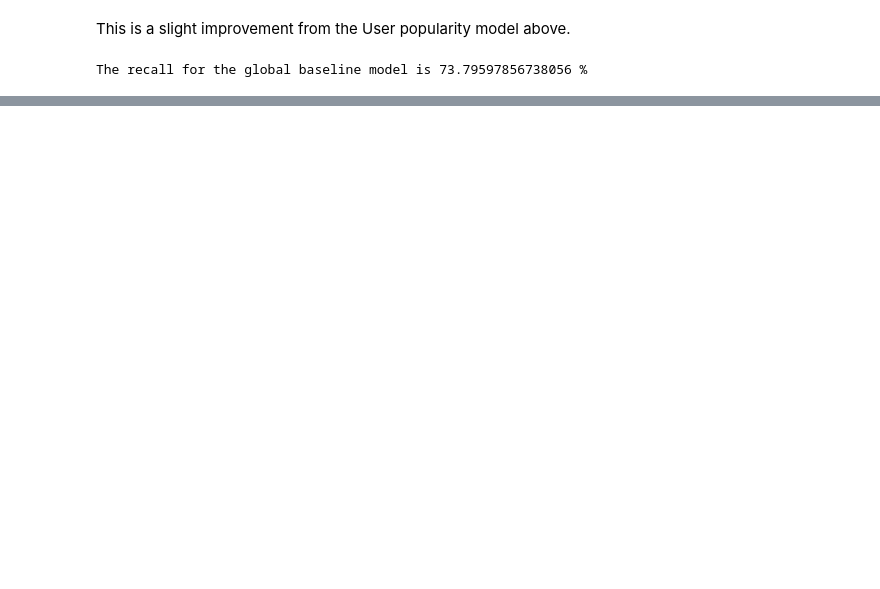
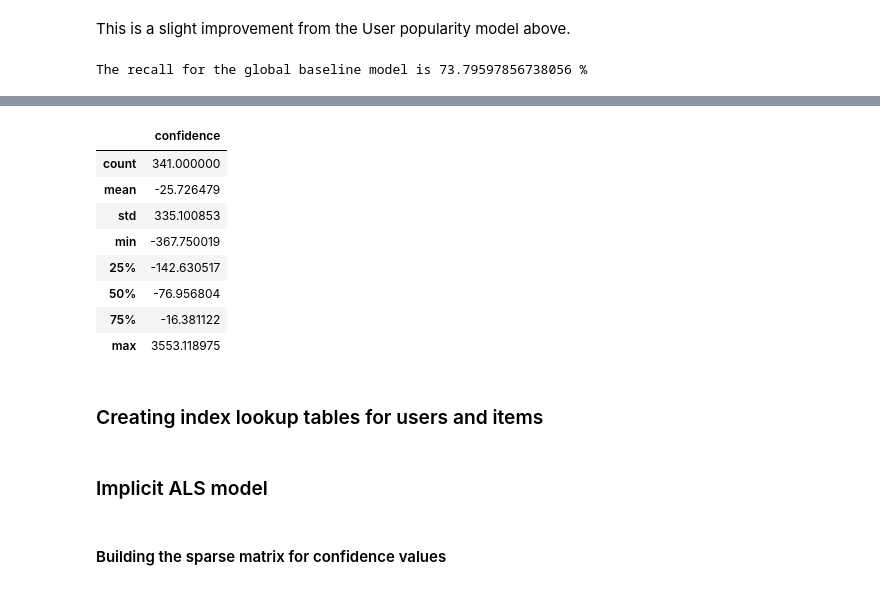
Before and after one commit to Roy7017/Recommenders, a Jupyter notebook: baseline.ipynb, the cells around one changed output, grey strips where cells are left out. Saved outputs shown, nothing was run; the diff lists cells and outputs as text; code cells hidden in the pictures; blank space fills up the shorter version.

```diff
--- a/baseline.ipynb
+++ b/baseline.ipynb
@@ -436,0 +493,16 @@ The recall for the global baseline model is 73.79597856738056 %
+# %%
+alpha = 40
+train_data['confidence'] = train_data['baseline'].apply(lambda baseline: 1 + (baseline*alpha))
+train_data[['user', 'service', 'confidence']].describe()
+# %% [output]
+|  | confidence |
+| count | 341.000000 |
+| mean | -25.726479 |
+| std | 335.100853 |
+| min | -367.750019 |
+| 25% | -142.630517 |
+| 50% | -76.956804 |
+| 75% | -16.381122 |
+| max | 3553.118975 |
+# %% [markdown]
+### Creating index lookup tables for users and items
@@ -436,0 +523,4 @@ The recall for the global baseline model is 73.79597856738056 %
+# %% [markdown]
+### Implicit ALS model
+# %% [markdown]
+#### Building the sparse matrix for confidence values
```
Also changed, not shown: parts of 20 cells of this notebook.
